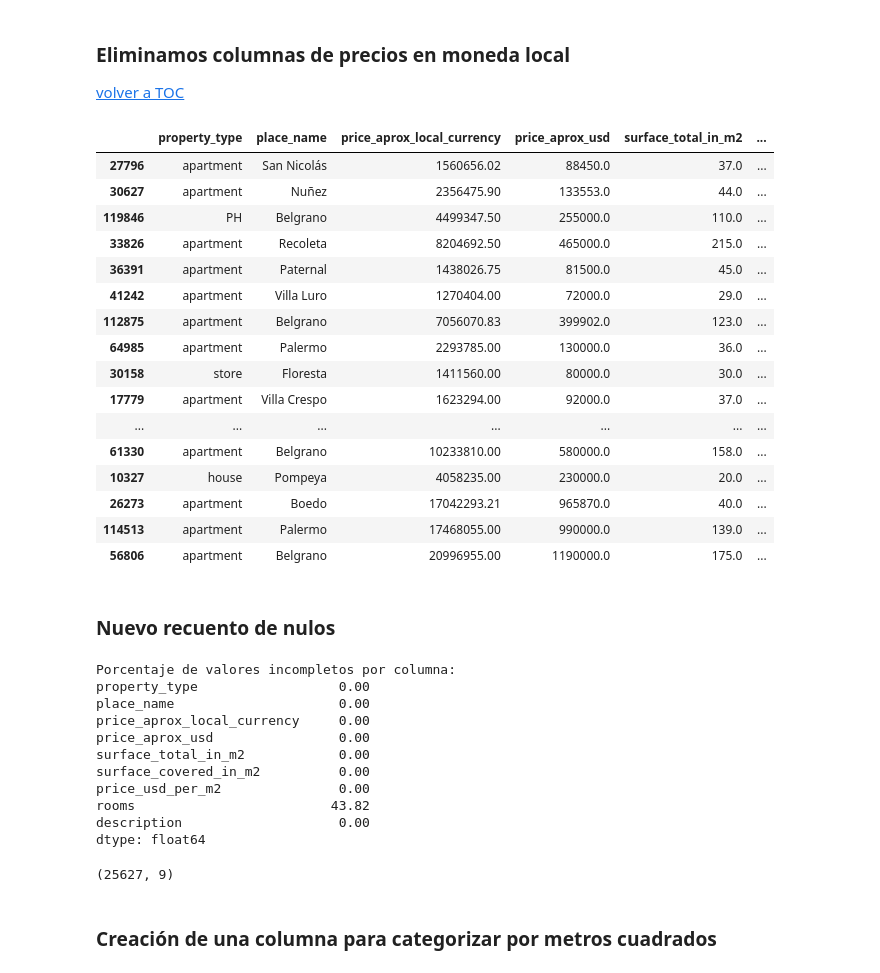
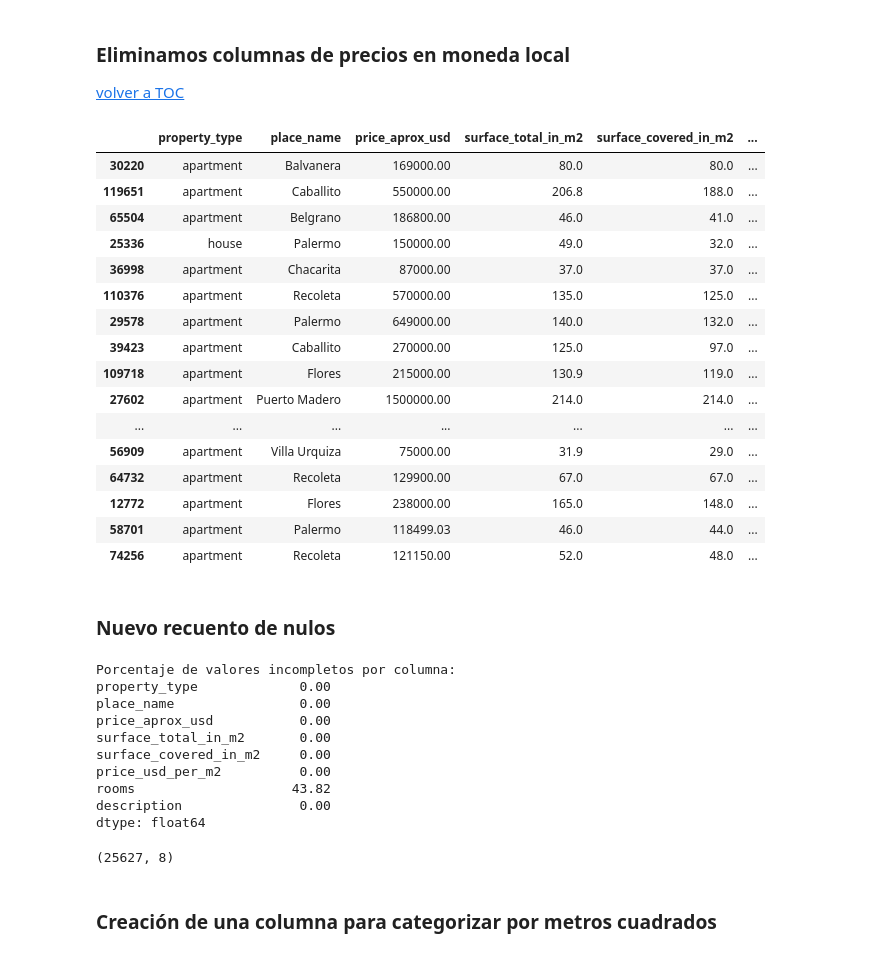
Before and after one commit to nachommm/Desafio2, a Jupyter notebook: desafio2-machine.learning-ignacio.ipynb, the cells around one changed output. Drawn from its saved outputs; the diff is of its cells as text; code cells hidden in the pictures.

```diff
--- a/desafio2-machine.learning-ignacio.ipynb
+++ b/desafio2-machine.learning-ignacio.ipynb
@@ -387,9 +366,9 @@ display(data_caba_clean.loc[mask_price_validation, :].sample(20))
 # %%
 # Para la superficie de metros cuadadros totales, podemos creer que en caso de ser Nan
-#es porque es un departamente y la cantidad de m2 cubierta sería iguala la cantidad de m2 totales.data_caba
+#es porque es un departamente sin balcon y la cantidad de m2 cubierta sería iguala la cantidad de m2 totales.data_caba
 
-data_caba_clean.surface_total_in_m2.fillna(data_caba_clean.surface_covered_in_m2, inplace=True)
+data_caba_clean.surface_total_in_m2.fillna(data_caba_clean.surface_covered_in_m2 + (data_caba_clean.surface_covered_in_m2 * 0.10), inplace=True)
 
-data_caba_clean.sample(10)
+data_caba_clean.sample(5)
 # %% [output]
 |  | property_type | place_name | price | currency | price_aprox_local_currency | price_aprox_usd | ... |
@@ -475,27 +439,27 @@ display(data_caba.rooms.count())
 # %%
 # Dropeamos los valores que sabemos que está repetidos o con otra moneda.data_caba
 
-data_caba_clean.drop(columns=['price', 'currency','price_per_m2'], inplace=True)
+data_caba_clean.drop(columns=['price', 'currency','price_per_m2', 'price_aprox_local_currency'], inplace=True)
 
 data_caba_clean.sample(20)
 # %% [output]
-|  | property_type | place_name | price_aprox_local_currency | price_aprox_usd | surface_total_in_m2 | ... |
-| 27796 | apartment | San Nicolás | 1560656.02 | 88450.0 | 37.0 | ... |
-| 30627 | apartment | Nuñez | 2356475.90 | 133553.0 | 44.0 | ... |
-| 119846 | PH | Belgrano | 4499347.50 | 255000.0 | 110.0 | ... |
-| 33826 | apartment | Recoleta | 8204692.50 | 465000.0 | 215.0 | ... |
-| 36391 | apartment | Paternal | 1438026.75 | 81500.0 | 45.0 | ... |
-| 41242 | apartment | Villa Luro | 1270404.00 | 72000.0 | 29.0 | ... |
-| 112875 | apartment | Belgrano | 7056070.83 | 399902.0 | 123.0 | ... |
-| 64985 | apartment | Palermo | 2293785.00 | 130000.0 | 36.0 | ... |
-| 30158 | store | Floresta | 1411560.00 | 80000.0 | 30.0 | ... |
-| 17779 | apartment | Villa Crespo | 1623294.00 | 92000.0 | 37.0 | ... |
+|  | property_type | place_name | price_aprox_usd | surface_total_in_m2 | surface_covered_in_m2 | ... |
+| 30220 | apartment | Balvanera | 169000.00 | 80.0 | 80.0 | ... |
+| 119651 | apartment | Caballito | 550000.00 | 206.8 | 188.0 | ... |
+| 65504 | apartment | Belgrano | 186800.00 | 46.0 | 41.0 | ... |
+| 25336 | house | Palermo | 150000.00 | 49.0 | 32.0 | ... |
+| 36998 | apartment | Chacarita | 87000.00 | 37.0 | 37.0 | ... |
+| 110376 | apartment | Recoleta | 570000.00 | 135.0 | 125.0 | ... |
+| 29578 | apartment | Palermo | 649000.00 | 140.0 | 132.0 | ... |
+| 39423 | apartment | Caballito | 270000.00 | 125.0 | 97.0 | ... |
+| 109718 | apartment | Flores | 215000.00 | 130.9 | 119.0 | ... |
+| 27602 | apartment | Puerto Madero | 1500000.00 | 214.0 | 214.0 | ... |
 | ... | ... | ... | ... | ... | ... | ... |
-| 61330 | apartment | Belgrano | 10233810.00 | 580000.0 | 158.0 | ... |
-| 10327 | house | Pompeya | 4058235.00 | 230000.0 | 20.0 | ... |
-| 26273 | apartment | Boedo | 17042293.21 | 965870.0 | 40.0 | ... |
-| 114513 | apartment | Palermo | 17468055.00 | 990000.0 | 139.0 | ... |
-| 56806 | apartment | Belgrano | 20996955.00 | 1190000.0 | 175.0 | ... |
+| 56909 | apartment | Villa Urquiza | 75000.00 | 31.9 | 29.0 | ... |
+| 64732 | apartment | Recoleta | 129900.00 | 67.0 | 67.0 | ... |
+| 12772 | apartment | Flores | 238000.00 | 165.0 | 148.0 | ... |
+| 58701 | apartment | Palermo | 118499.03 | 46.0 | 44.0 | ... |
+| 74256 | apartment | Recoleta | 121150.00 | 52.0 | 48.0 | ... |
 # %% [markdown]
 <h3> Nuevo recuento de nulos </h3>
 # %%
@@ -505,17 +469,16 @@ print(f'{round(100 * data_caba_clean.isnull().sum()/data_caba_clean.shape[0], 2)
 display(data_caba_clean.shape)
 # %% [output]
 Porcentaje de valores incompletos por columna:
-property_type                  0.00
-place_name                     0.00
-price_aprox_local_currency     0.00
-price_aprox_usd                0.00
-surface_total_in_m2            0.00
-surface_covered_in_m2          0.00
-price_usd_per_m2               0.00
-rooms                         43.82
-description                    0.00
+property_type             0.00
+place_name                0.00
+price_aprox_usd           0.00
+surface_total_in_m2       0.00
+surface_covered_in_m2     0.00
+price_usd_per_m2          0.00
+rooms                    43.82
+description               0.00
 dtype: float64
-(25627, 9)
+(25627, 8)
 # %% [markdown]
 <h3>Creación de una columna para categorizar por metros cuadrados
 # %%
```
Also changed, not shown: parts of 28 cells of this notebook.
